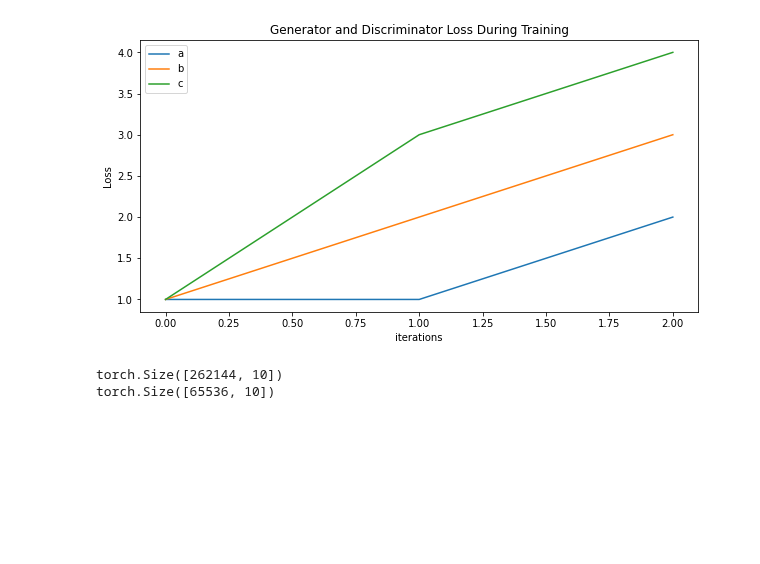
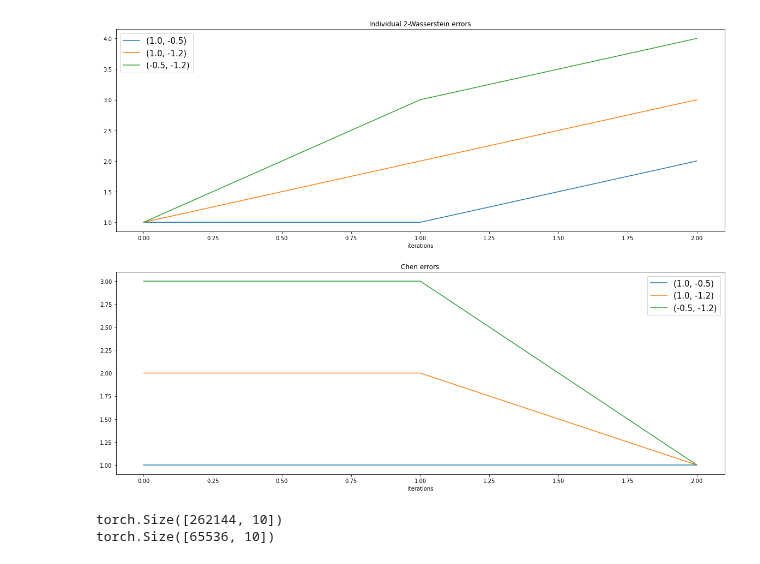
Before and after one commit to tjj0502/LevyGAN, a Jupyter notebook: test.ipynb, the cells around one changed output. Saved outputs shown, nothing was run; the diff lists cells and outputs as text; code cells hidden in the pictures; blank space fills up the shorter version.

Commit message:
added proper graphing and improved model saving

```diff
--- a/test.ipynb
+++ b/test.ipynb
@@ -9,16 +10,21 @@ from TheGAN import LevyGAN
 def wass_dist(x1: torch.Tensor, x2: torch.Tensor):
     M = ot.dist(x1,x2, metric='sqeuclidean')
     return sqrt(ot.emd2([],[],M, numItermax=1000000))
-# %%
-import matplotlib.pyplot as plt
-
-a = [[1,1,1],[1,2,3],[2,3,4]]
-plt.figure(figsize=(10,5))
-plt.title("Generator and Discriminator Loss During Training")
-plt.plot(a, label = ["a","b", "c"])
-plt.xlabel("iterations")
-plt.ylabel("Loss")
-plt.legend()
-plt.show()
-# %% [output]
-[figure, removed]
+# %%
+import matplotlib.pyplot as plt
+w_dim = 3
+labels = list_pairs(w_dim)
+wass_errors_through_training = [[1,1,1],[1,2,3],[2,3,4]]
+chen_errors_through_training = [[1,2,3], [1,2,3], [1,1,1]]
+fig, (ax1, ax2) = plt.subplots(2,1, figsize=(20,15))
+ax1.set_title("Individual 2-Wasserstein errors")
+ax1.plot(wass_errors_through_training, label = labels)
+ax1.set_xlabel("iterations")
+ax1.legend(prop={'size': 15})
+ax2.set_title("Chen errors")
+ax2.plot(chen_errors_through_training, label = labels)
+ax2.set_xlabel("iterations")
+ax2.legend(prop={'size': 15})
+fig.show()
+# %% [output]
+[figure, added]
```
Also changed, not shown: parts of 4 cells of this notebook, 7 other files.
